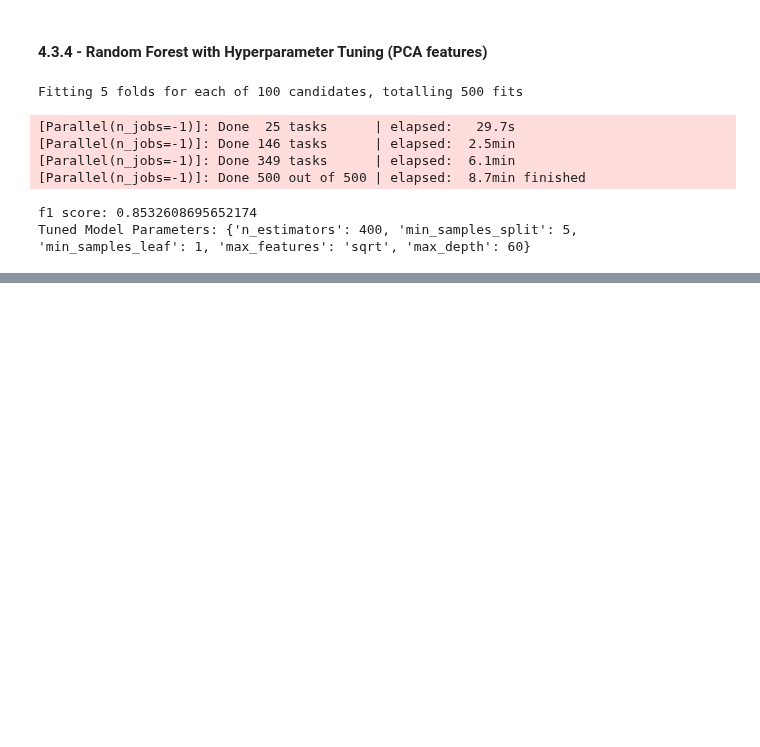
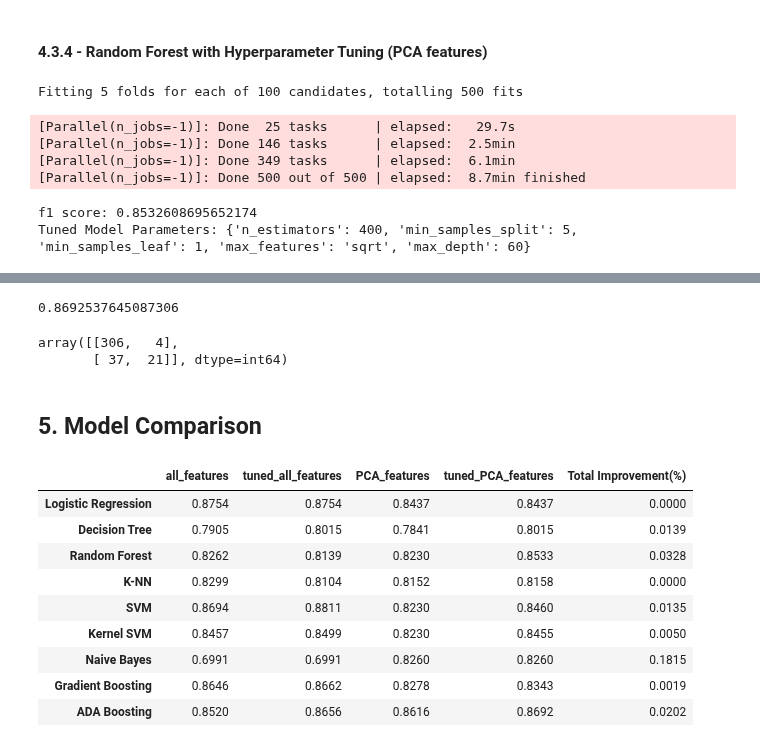
Before and after one commit to ShiningData/Capstone_Project-IBM_HR_Analytics, a Jupyter notebook: HR Analytics Employee Attrition and Performance.ipynb, the cells around one changed output, grey strips where cells are left out. Drawn from its saved outputs; the diff is of its cells as text; code cells hidden in the pictures; blank space fills up the shorter version.

```diff
--- a/HR Analytics Employee Attrition and Performance.ipynb
+++ b/HR Analytics Employee Attrition and Performance.ipynb
@@ -1727,0 +2238,32 @@ Tuned Model Parameters: {'n_estimators': 400, 'min_samples_split': 5, 'min_sampl
+# %%
+# Instantiate ADA Boosting classifier: abc
+abc = ABC(n_estimators= 250, learning_rate = 0.25, random_state = 0)
+
+# Fitting ADA Boosting classification to the Training set
+abc.fit(X_train_pca, y_train)
+
+# Predict the labels of the test set: y_pred
+y_pred = abc.predict(X_test_pca)
+
+# Printing evaluation metric (f1-score)
+print(f1_score(y_test, y_pred, average = 'weighted'))
+
+# Making the Confusion Matrix
+confusion_matrix(y_test, y_pred)
+# %% [output]
+0.8692537645087306
+array([[306,   4],
+       [ 37,  21]], dtype=int64)
+# %% [markdown]
+## 5. Model Comparison
+# %%
+# Dictionary of model f1 scores to compare
+results={'Logistic Regression': [0.8754, 0.8754, 0.8437, 0.8437],
+         'Decision Tree': [0.7905, 0.8015, 0.7841, 0.8015],
+         'Random Forest': [0.8262, 0.8139, 0.8230, 0.8533],
+         'K-NN': [0.8299, 0.8104, 0.8152, 0.8158],
+         'SVM': [0.8694, 0.8811, 0.8230, 0.8460],
+         'Kernel SVM': [0.8457, 0.8499, 0.8230, 0.8455],
+         'Naive Bayes': [0.6991, 0.6991, 0.8260, 0.8260],
+         'Gradient Boosting': [0.8646, 0.8662, 0.8278, 0.8343],
+         'ADA Boosting': [0.8520, 0.8656, 0.8616, 0.8692]}
@@ -1727,0 +2284,14 @@ Tuned Model Parameters: {'n_estimators': 400, 'min_samples_split': 5, 'min_sampl
+# %%
+# Models Compare List
+df
+# %% [output]
+|  | all_features | tuned_all_features | PCA_features | tuned_PCA_features | Total Improvement(%) |
+| Logistic Regression | 0.8754 | 0.8754 | 0.8437 | 0.8437 | 0.0000 |
+| Decision Tree | 0.7905 | 0.8015 | 0.7841 | 0.8015 | 0.0139 |
+| Random Forest | 0.8262 | 0.8139 | 0.8230 | 0.8533 | 0.0328 |
+| K-NN | 0.8299 | 0.8104 | 0.8152 | 0.8158 | 0.0000 |
+| SVM | 0.8694 | 0.8811 | 0.8230 | 0.8460 | 0.0135 |
+| Kernel SVM | 0.8457 | 0.8499 | 0.8230 | 0.8455 | 0.0050 |
+| Naive Bayes | 0.6991 | 0.6991 | 0.8260 | 0.8260 | 0.1815 |
+| Gradient Boosting | 0.8646 | 0.8662 | 0.8278 | 0.8343 | 0.0019 |
+| ADA Boosting | 0.8520 | 0.8656 | 0.8616 | 0.8692 | 0.0202 |
```
Also changed, not shown: parts of 69 cells of this notebook.
